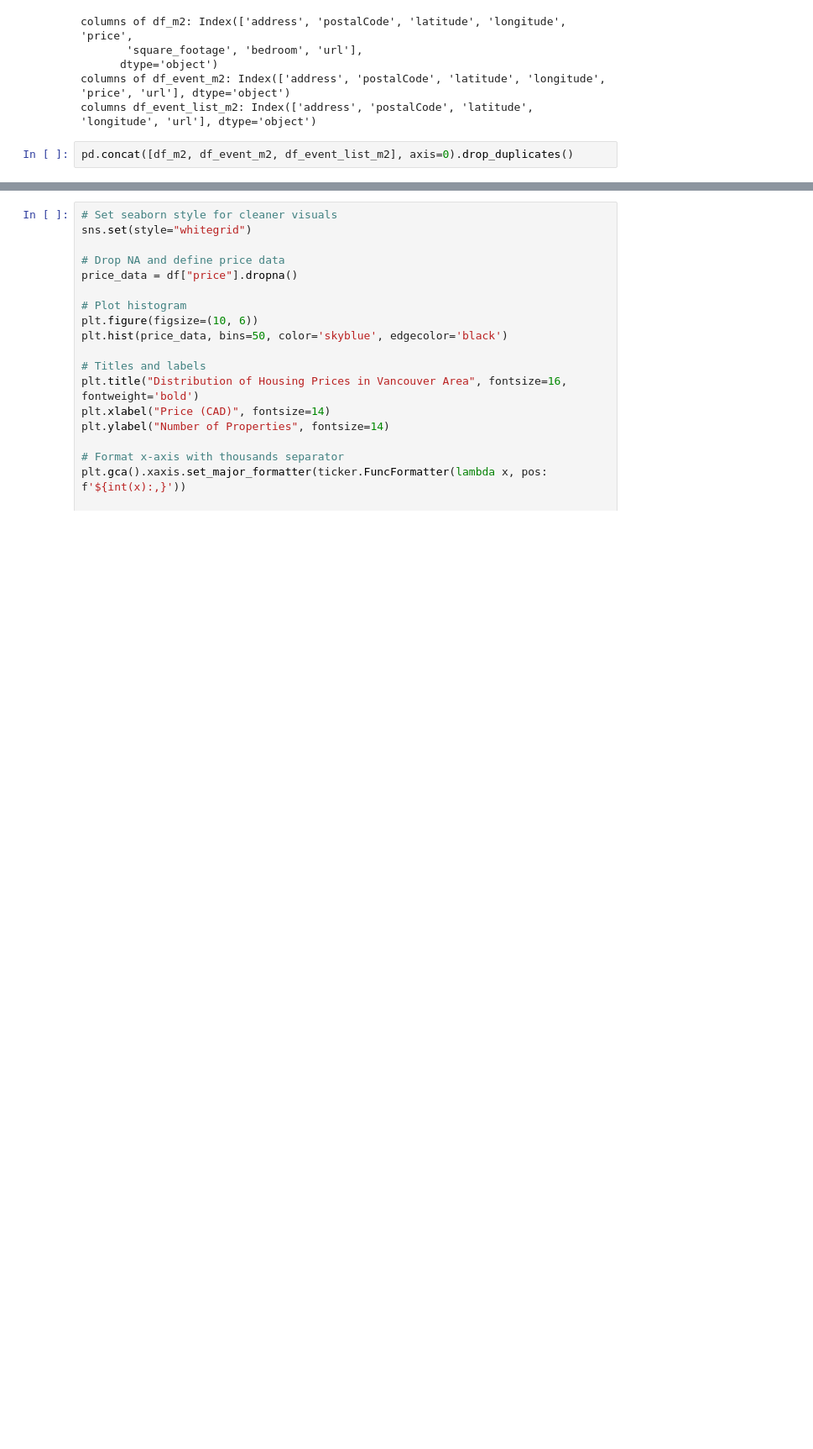
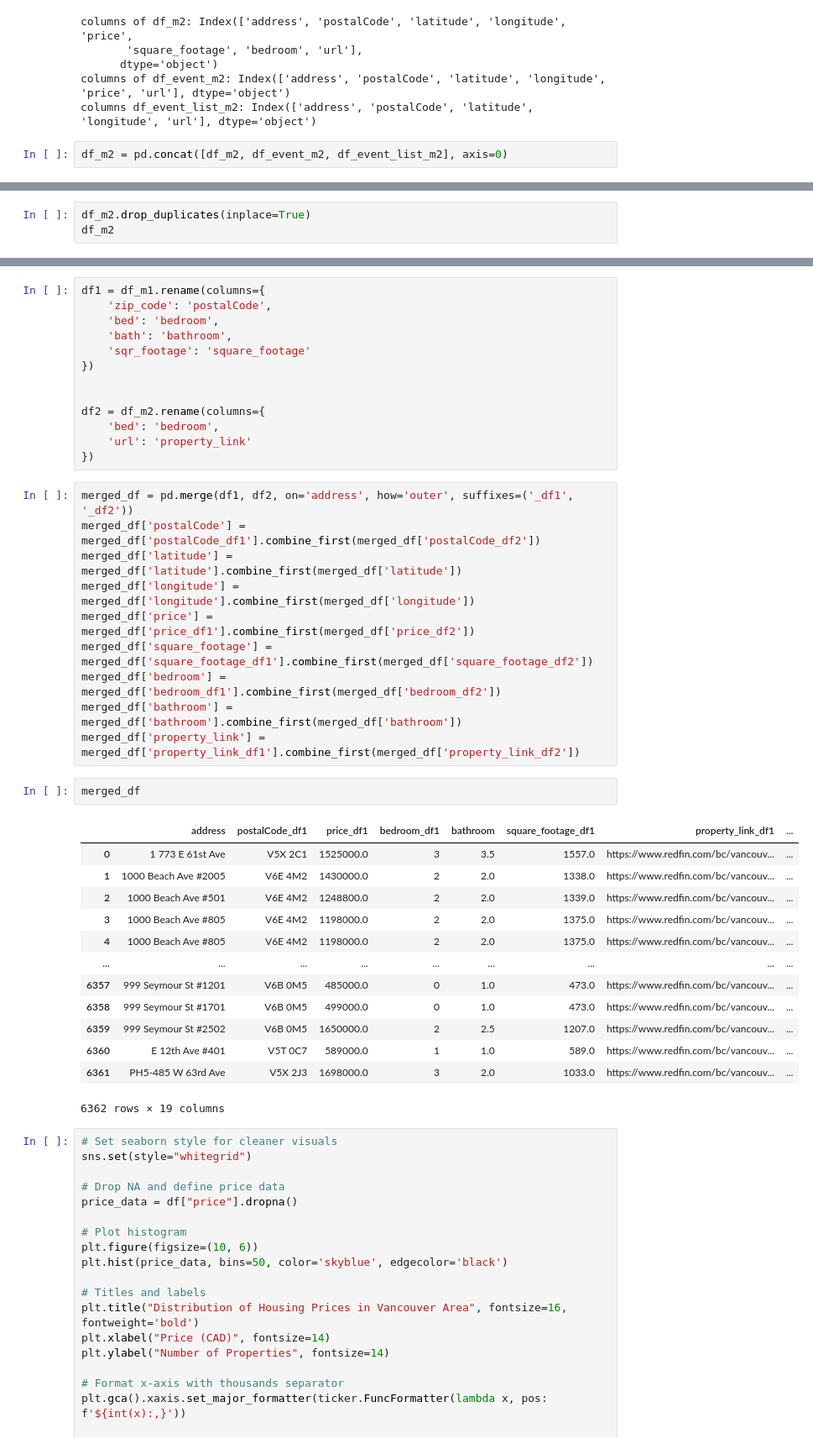
Before and after one commit to chrisgqy/Redfin_RealEstate_ETL, a Jupyter notebook: notebook/transformation.ipynb, the cells around one changed output, grey strips where cells are left out. Shown: that part at 84% size. Drawn from its saved outputs; the diff is of its cells as text; blank space fills up the shorter version.

Commit message:
first merge test

```diff
--- a/notebook/transformation.ipynb
+++ b/notebook/transformation.ipynb
@@ -63,4 +71,4 @@ columns of df_m2: Index(['address', 'postalCode', 'latitude', 'longitude', 'pric
 columns of df_event_m2: Index(['address', 'postalCode', 'latitude', 'longitude', 'price', 'url'], dtype='object')
 columns df_event_list_m2: Index(['address', 'postalCode', 'latitude', 'longitude', 'url'], dtype='object')
 # %%
-pd.concat([df_m2, df_event_m2, df_event_list_m2], axis=0).drop_duplicates()
+df_m2 = pd.concat([df_m2, df_event_m2, df_event_list_m2], axis=0)
@@ -80,0 +75,3 @@ pd.concat([df_m2, df_event_m2, df_event_list_m2], axis=0).drop_duplicates()
+# %%
+df_m2.drop_duplicates(inplace=True)
+df_m2
@@ -81,3 +92,42 @@ pd.concat([df_m2, df_event_m2, df_event_list_m2], axis=0).drop_duplicates()
+# %%
+df1 = df_m1.rename(columns={
+    'zip_code': 'postalCode',
+    'bed': 'bedroom',
+    'bath': 'bathroom',
+    'sqr_footage': 'square_footage'
+})
+
+
+df2 = df_m2.rename(columns={
+    'bed': 'bedroom',
+    'url': 'property_link'
+})
+# %%
+merged_df = pd.merge(df1, df2, on='address', how='outer', suffixes=('_df1', '_df2'))
+merged_df['postalCode'] = merged_df['postalCode_df1'].combine_first(merged_df['postalCode_df2'])
+merged_df['latitude'] = merged_df['latitude'].combine_first(merged_df['latitude'])
+merged_df['longitude'] = merged_df['longitude'].combine_first(merged_df['longitude'])
+merged_df['price'] = merged_df['price_df1'].combine_first(merged_df['price_df2'])
+merged_df['square_footage'] = merged_df['square_footage_df1'].combine_first(merged_df['square_footage_df2'])
+merged_df['bedroom'] = merged_df['bedroom_df1'].combine_first(merged_df['bedroom_df2'])
+merged_df['bathroom'] = merged_df['bathroom'].combine_first(merged_df['bathroom'])
+merged_df['property_link'] = merged_df['property_link_df1'].combine_first(merged_df['property_link_df2'])
+# %%
+merged_df
+# %% [output]
+|  | address | postalCode_df1 | price_df1 | bedroom_df1 | bathroom | square_footage_df1 | property_link_df1 | ... |
+| 0 | 1 773 E 61st Ave | V5X 2C1 | 1525000.0 | 3 | 3.5 | 1557.0 | https://www.redfin.com/bc/vancouv... | ... |
+| 1 | 1000 Beach Ave #2005 | V6E 4M2 | 1430000.0 | 2 | 2.0 | 1338.0 | https://www.redfin.com/bc/vancouv... | ... |
+| 2 | 1000 Beach Ave #501 | V6E 4M2 | 1248800.0 | 2 | 2.0 | 1339.0 | https://www.redfin.com/bc/vancouv... | ... |
+| 3 | 1000 Beach Ave #805 | V6E 4M2 | 1198000.0 | 2 | 2.0 | 1375.0 | https://www.redfin.com/bc/vancouv... | ... |
+| 4 | 1000 Beach Ave #805 | V6E 4M2 | 1198000.0 | 2 | 2.0 | 1375.0 | https://www.redfin.com/bc/vancouv... | ... |
+| ... | ... | ... | ... | ... | ... | ... | ... | ... |
+| 6357 | 999 Seymour St #1201 | V6B 0M5 | 485000.0 | 0 | 1.0 | 473.0 | https://www.redfin.com/bc/vancouv... | ... |
+| 6358 | 999 Seymour St #1701 | V6B 0M5 | 499000.0 | 0 | 1.0 | 473.0 | https://www.redfin.com/bc/vancouv... | ... |
+| 6359 | 999 Seymour St #2502 | V6B 0M5 | 1650000.0 | 2 | 2.5 | 1207.0 | https://www.redfin.com/bc/vancouv... | ... |
+| 6360 | E 12th Ave #401 | V5T 0C7 | 589000.0 | 1 | 1.0 | 589.0 | https://www.redfin.com/bc/vancouv... | ... |
+| 6361 | PH5-485 W 63rd Ave | V5X 2J3 | 1698000.0 | 3 | 2.0 | 1033.0 | https://www.redfin.com/bc/vancouv... | ... |
+6362 rows × 19 columns
 # %%
 # Set seaborn style for cleaner visuals
 sns.set(style="whitegrid")
```
Also changed, not shown: parts of 4 cells of this notebook, 1 other file.
